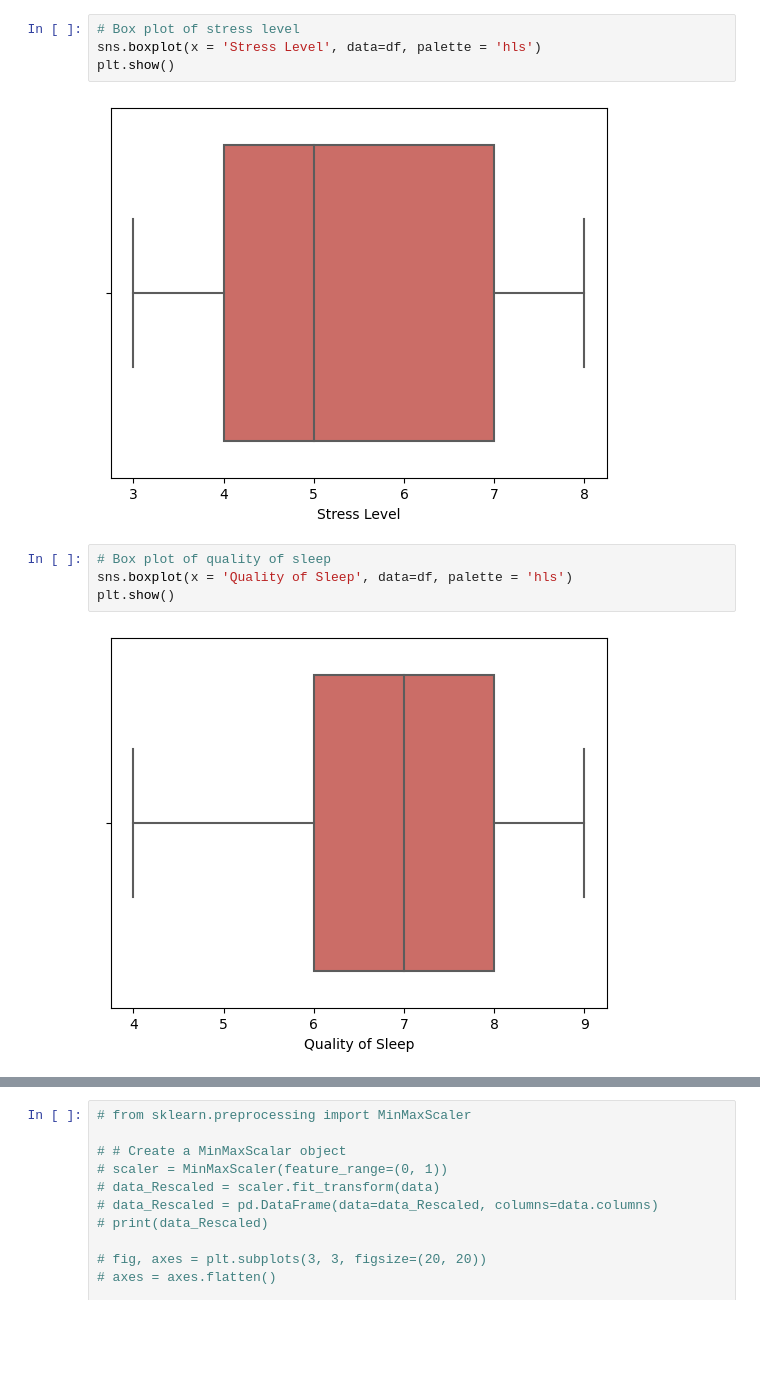
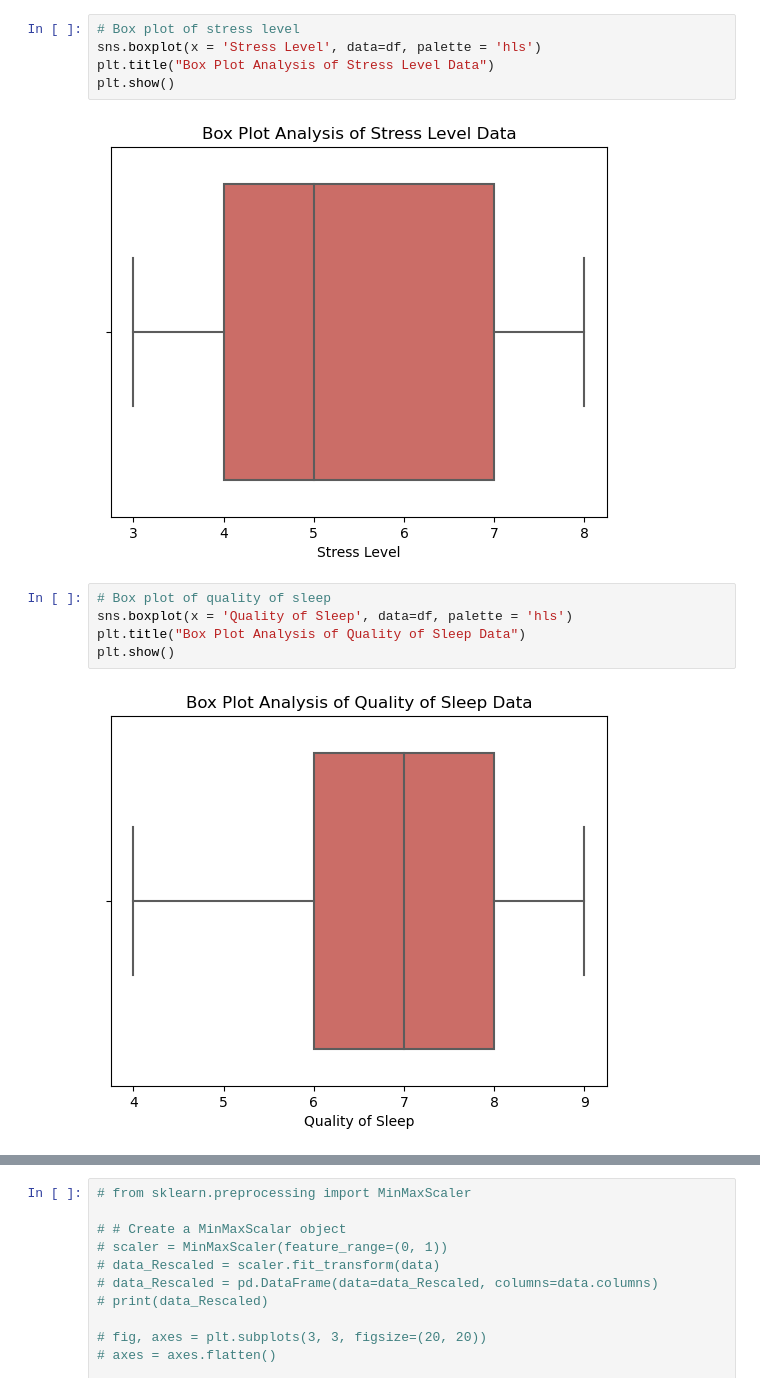
Before and after one commit to ryyu444/ECS-171-Group-Project, a Jupyter notebook: eda/plots.ipynb, the cells around one changed output, grey strips where cells are left out. Cells and saved outputs as stored; diff of their text form; blank space fills up the shorter version.

Commit message:
added titles to eda plots

```diff
--- a/eda/plots.ipynb
+++ b/eda/plots.ipynb
@@ -54,15 +55,17 @@ sns.pairplot(data, hue='Stress Level', corner = True)
 # %%
 # Box plot of stress level
 sns.boxplot(x = 'Stress Level', data=df, palette = 'hls')
+plt.title("Box Plot Analysis of Stress Level Data")
 plt.show()
 # %% [output]
-[figure, old version]
+[figure, new version]
 # %%
 # Box plot of quality of sleep
 sns.boxplot(x = 'Quality of Sleep', data=df, palette = 'hls')
+plt.title("Box Plot Analysis of Quality of Sleep Data")
 plt.show()
 # %% [output]
-[figure, old version]
+[figure, new version]
 # %%
 # Correlation Matrix
 sns.heatmap(data.corr(), vmin = -1, vmax = 1, center = 0, annot = True, cmap = "coolwarm")
```
Also changed, not shown: parts of 2 cells of this notebook.
